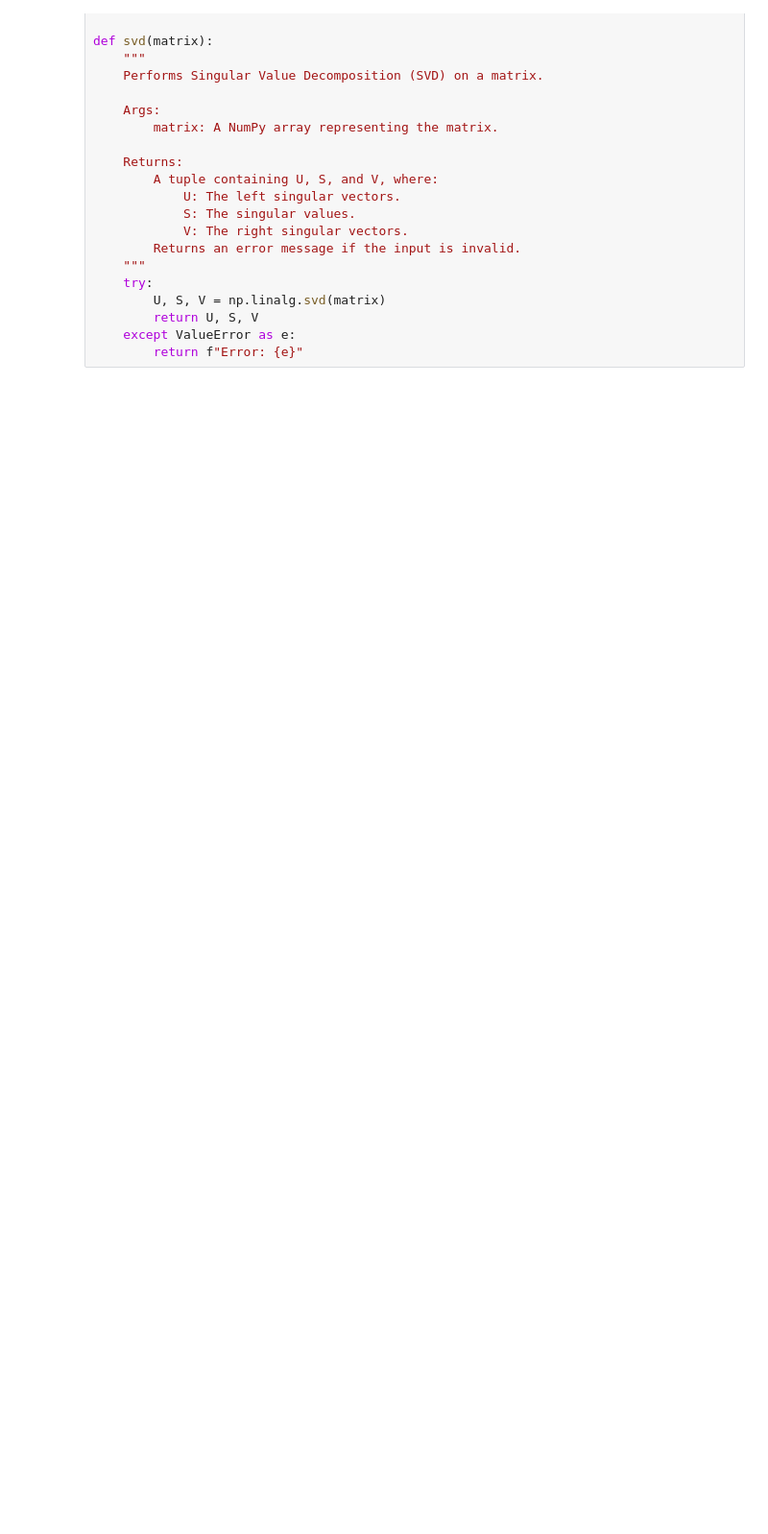
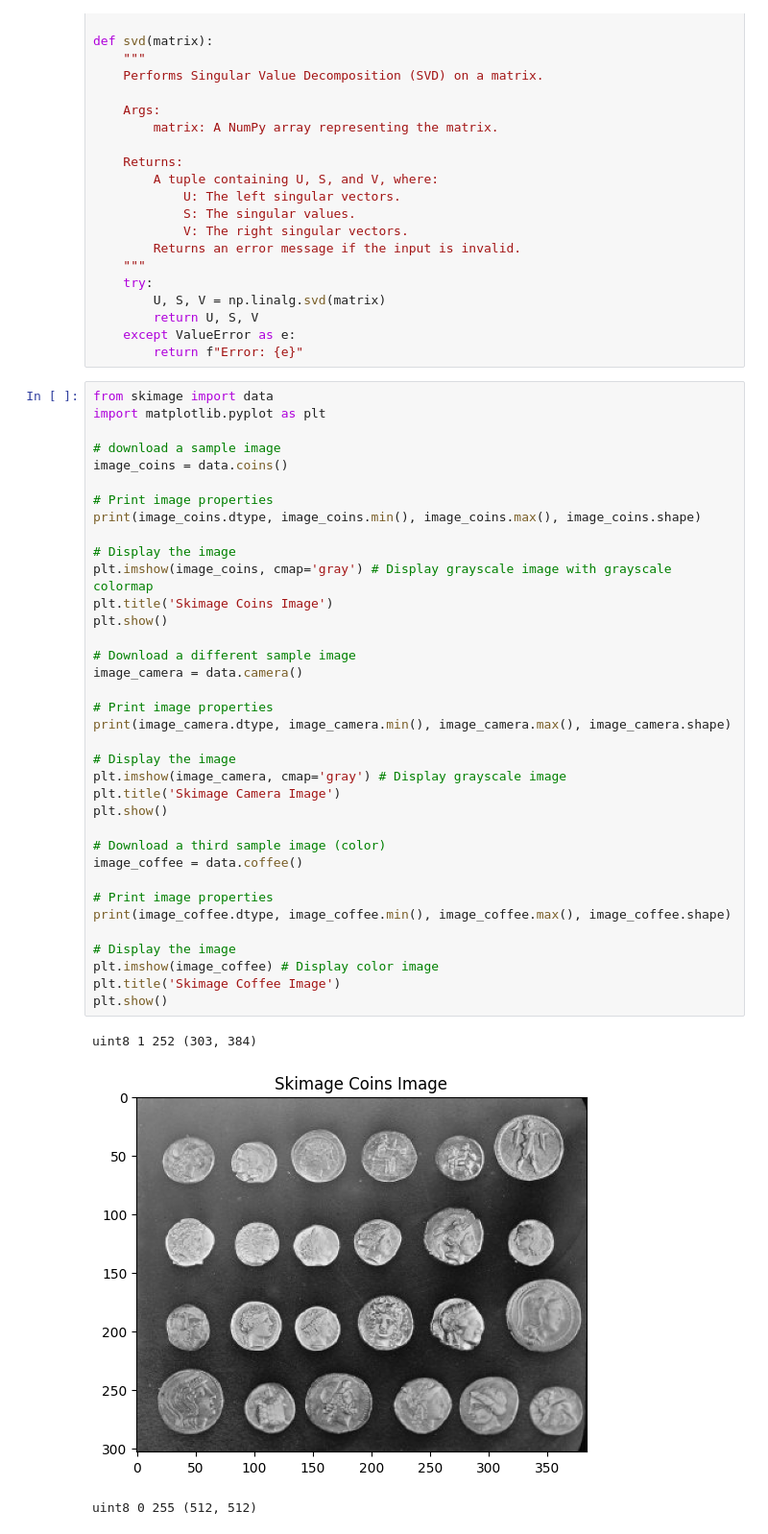
Before and after one commit to Dheeraj16-code/labs-and-projects, a Jupyter notebook: Dheeraj_Gundapuneni.ipynb, the cells around one changed output. Shown at 96% size. Cells and saved outputs as stored; diff of their text form; blank space fills up the shorter version.

```diff
--- a/Dheeraj_Gundapuneni.ipynb
+++ b/Dheeraj_Gundapuneni.ipynb
@@ -791,3 +791,43 @@ def svd(matrix):
         return U, S, V
     except ValueError as e:
         return f"Error: {e}"
+# %%
+from skimage import data
+import matplotlib.pyplot as plt
+
+# download a sample image
+image_coins = data.coins()
+
+# Print image properties
+print(image_coins.dtype, image_coins.min(), image_coins.max(), image_coins.shape)
+
+# Display the image
+plt.imshow(image_coins, cmap='gray') # Display grayscale image with grayscale colormap
+plt.title('Skimage Coins Image')
+plt.show()
+
+# Download a different sample image
+image_camera = data.camera()
+
+# Print image properties
+print(image_camera.dtype, image_camera.min(), image_camera.max(), image_camera.shape)
+
+# Display the image
+plt.imshow(image_camera, cmap='gray') # Display grayscale image
+plt.title('Skimage Camera Image')
+plt.show()
+
+# Download a third sample image (color)
+image_coffee = data.coffee()
+
+# Print image properties
+print(image_coffee.dtype, image_coffee.min(), image_coffee.max(), image_coffee.shape)
+
+# Display the image
+plt.imshow(image_coffee) # Display color image
+plt.title('Skimage Coffee Image')
+plt.show()
+# %% [output]
+uint8 1 252 (303, 384)
+[figure, added]
+uint8 0 255 (512, 512)
```
Also changed, not shown: parts of 10 cells of this notebook.
